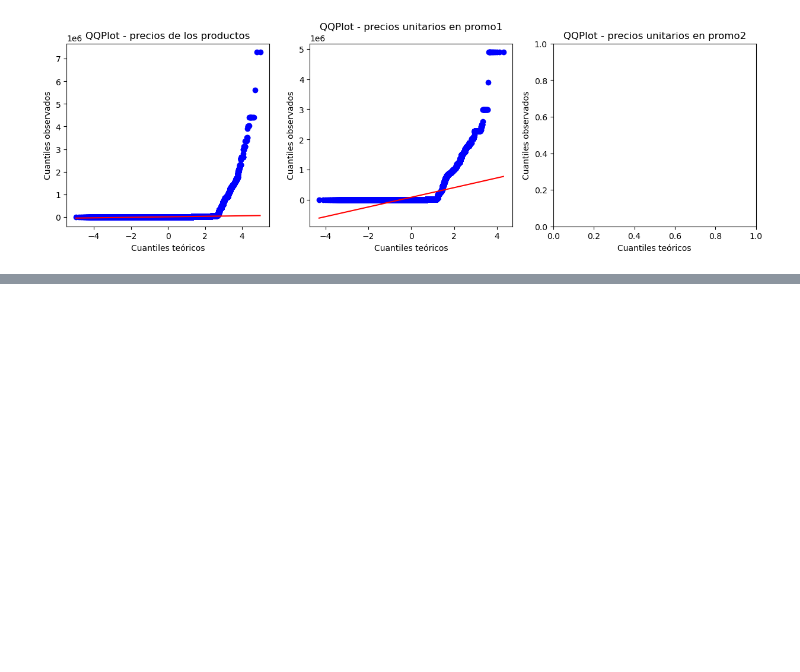
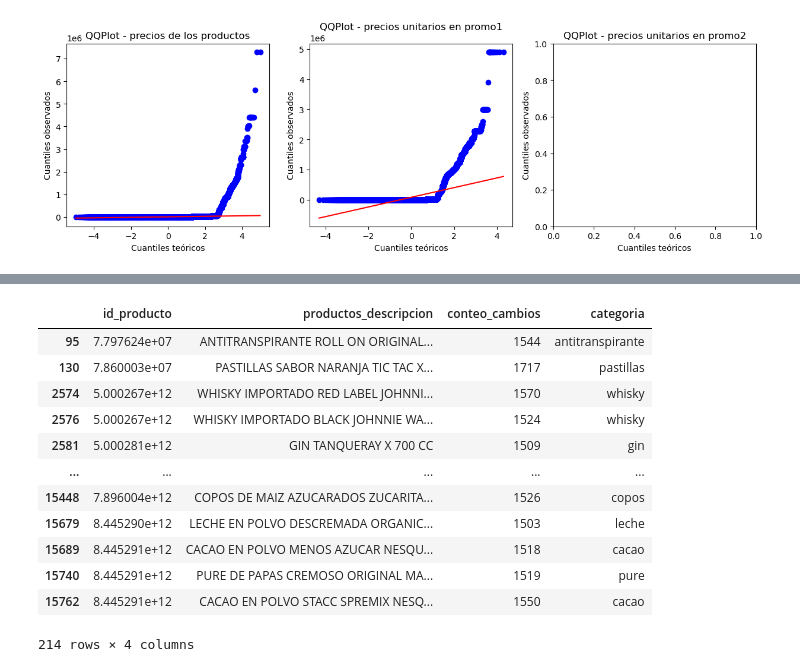
Before and after one commit to MMarck/AdD_proyecto, a Jupyter notebook: proyecto.ipynb, the cells around one changed output, grey strips where cells are left out. Cells and saved outputs as stored; diff of their text form; code cells hidden in the pictures; blank space fills up the shorter version.

```diff
--- a/proyecto.ipynb
+++ b/proyecto.ipynb
@@ -125,0 +267,17 @@ plt.show()
+# %%
+productos_max_cambios = cambios_precios_df[cambios_precios_df['conteo_cambios'] >= 1500]
+productos_max_cambios
+# %% [output]
+|  | id_producto | productos_descripcion | conteo_cambios | categoria |
+| 95 | 7.797624e+07 | ANTITRANSPIRANTE ROLL ON ORIGINAL... | 1544 | antitranspirante |
+| 130 | 7.860003e+07 | PASTILLAS SABOR NARANJA TIC TAC X... | 1717 | pastillas |
+| 2574 | 5.000267e+12 | WHISKY IMPORTADO RED LABEL JOHNNI... | 1570 | whisky |
+| 2576 | 5.000267e+12 | WHISKY IMPORTADO BLACK JOHNNIE WA... | 1524 | whisky |
+| 2581 | 5.000281e+12 | GIN TANQUERAY X 700 CC | 1509 | gin |
+| ... | ... | ... | ... | ... |
+| 15448 | 7.896004e+12 | COPOS DE MAIZ AZUCARADOS ZUCARITA... | 1526 | copos |
+| 15679 | 8.445290e+12 | LECHE EN POLVO DESCREMADA ORGANIC... | 1503 | leche |
+| 15689 | 8.445291e+12 | CACAO EN POLVO MENOS AZUCAR NESQU... | 1518 | cacao |
+| 15740 | 8.445291e+12 | PURE DE PAPAS CREMOSO ORIGINAL MA... | 1519 | pure |
+| 15762 | 8.445291e+12 | CACAO EN POLVO STACC SPREMIX NESQ... | 1550 | cacao |
+214 rows × 4 columns
```
Also changed, not shown: parts of 12 cells of this notebook.
